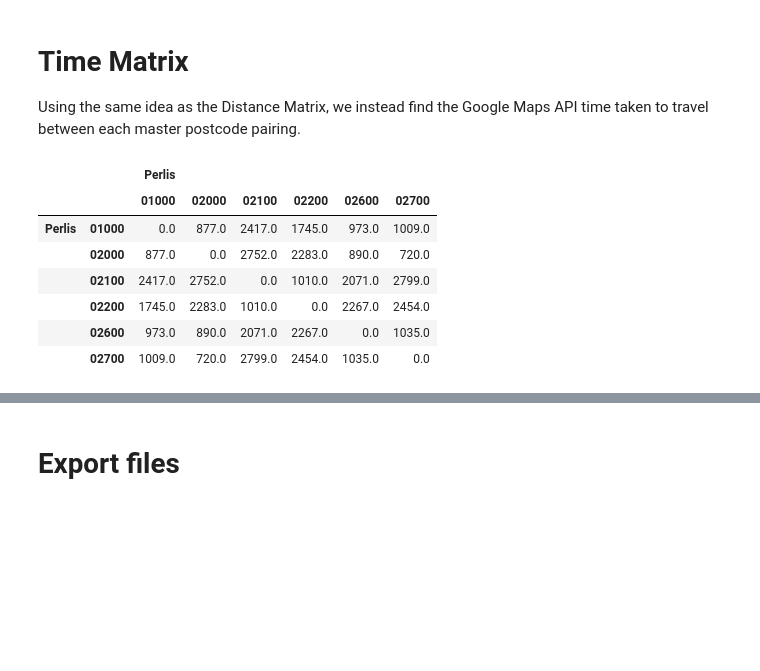
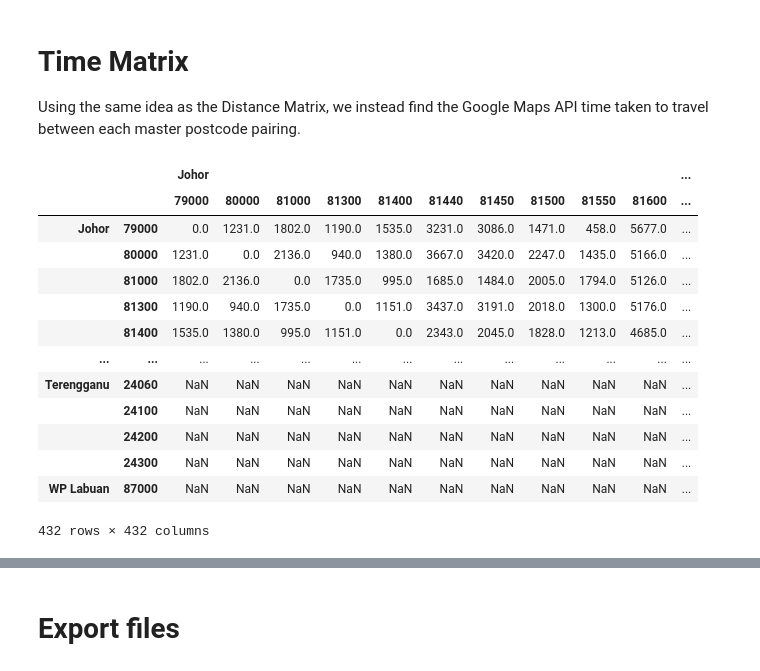
Before and after one commit to jiannmeng/mys-postcode-matrix, a Jupyter notebook: 5-time-matrix.ipynb, the cells around one changed output, grey strips where cells are left out. Drawn from its saved outputs; the diff is of its cells as text; code cells hidden in the pictures; blank space fills up the shorter version.

Commit message:
Get full time data for every master postcode from Google Maps API

```diff
--- a/5-time-matrix.ipynb
+++ b/5-time-matrix.ipynb
@@ -5,7 +6,7 @@ import numpy as np
 import pandas as pd
 # %%
 # Pick a few master-postcode-pairs (which have been augmented with time_sec in Notebook #4).
-MPC_PAIRS_FILES = ["./output/master-postcode-pairs-20210607-162126-perlis.csv"]
+MPC_PAIRS_FILES = glob("./output/gmaps/master-postcode-pairs-*.csv")
 
 mpc_pairs_all = []
 
@@ -25,31 +26,37 @@ df_mat = df_mat.applymap(lambda x: np.NaN).astype(float)  # Change all to NA
 # %%
 # Assign
 for mpc_pairs in mpc_pairs_all:
     for item in mpc_pairs:
         mpc1 = (item["ppv_region"], item["master_postcode_1"])
         mpc2 = (item["ppv_region"], item["master_postcode_2"])
         duration = int(item["time_sec"]) if item["time_sec"] != "inf" else np.inf
         df_mat.loc[mpc1, mpc2] = duration
         df_mat.loc[mpc2, mpc1] = duration # also add across the diagonal
 
 
-# Drop all rows and columns which are completely NaN
-df_mat = df_mat[df_mat>0].dropna(how="all", axis=0).dropna(how="all", axis=1)
+# # Drop all rows and columns which are completely NaN (if testing a sub-sample)
+# df_mat = df_mat[df_mat>0].dropna(how="all", axis=0).dropna(how="all", axis=1)
 
 # Set the diagonals to zero.
 for i in range(len(df_mat)):
     df_mat.iloc[i, i] = 0 # Set diagonals to zero
 
 display(df_mat)
 # %% [output]
-|  |  | Perlis |  |  |  |  |  |
-|  |  | 01000 | 02000 | 02100 | 02200 | 02600 | 02700 |
-| Perlis | 01000 | 0.0 | 877.0 | 2417.0 | 1745.0 | 973.0 | 1009.0 |
-|  | 02000 | 877.0 | 0.0 | 2752.0 | 2283.0 | 890.0 | 720.0 |
-|  | 02100 | 2417.0 | 2752.0 | 0.0 | 1010.0 | 2071.0 | 2799.0 |
-|  | 02200 | 1745.0 | 2283.0 | 1010.0 | 0.0 | 2267.0 | 2454.0 |
-|  | 02600 | 973.0 | 890.0 | 2071.0 | 2267.0 | 0.0 | 1035.0 |
-|  | 02700 | 1009.0 | 720.0 | 2799.0 | 2454.0 | 1035.0 | 0.0 |
+|  |  | Johor |  |  |  |  |  |  |  |  |  | ... |
+|  |  | 79000 | 80000 | 81000 | 81300 | 81400 | 81440 | 81450 | 81500 | 81550 | 81600 | ... |
+| Johor | 79000 | 0.0 | 1231.0 | 1802.0 | 1190.0 | 1535.0 | 3231.0 | 3086.0 | 1471.0 | 458.0 | 5677.0 | ... |
+|  | 80000 | 1231.0 | 0.0 | 2136.0 | 940.0 | 1380.0 | 3667.0 | 3420.0 | 2247.0 | 1435.0 | 5166.0 | ... |
+|  | 81000 | 1802.0 | 2136.0 | 0.0 | 1735.0 | 995.0 | 1685.0 | 1484.0 | 2005.0 | 1794.0 | 5126.0 | ... |
+|  | 81300 | 1190.0 | 940.0 | 1735.0 | 0.0 | 1151.0 | 3437.0 | 3191.0 | 2018.0 | 1300.0 | 5176.0 | ... |
+|  | 81400 | 1535.0 | 1380.0 | 995.0 | 1151.0 | 0.0 | 2343.0 | 2045.0 | 1828.0 | 1213.0 | 4685.0 | ... |
+| ... | ... | ... | ... | ... | ... | ... | ... | ... | ... | ... | ... | ... |
+| Terengganu | 24060 | NaN | NaN | NaN | NaN | NaN | NaN | NaN | NaN | NaN | NaN | ... |
+|  | 24100 | NaN | NaN | NaN | NaN | NaN | NaN | NaN | NaN | NaN | NaN | ... |
+|  | 24200 | NaN | NaN | NaN | NaN | NaN | NaN | NaN | NaN | NaN | NaN | ... |
+|  | 24300 | NaN | NaN | NaN | NaN | NaN | NaN | NaN | NaN | NaN | NaN | ... |
+| WP Labuan | 87000 | NaN | NaN | NaN | NaN | NaN | NaN | NaN | NaN | NaN | NaN | ... |
+432 rows × 432 columns
 # %%
 # Also, generate the matrix in minutes (instead of seconds), for easy viewing.
 df_mat_minfloored = df_mat // 60
```
Also changed, not shown: parts of 3 cells of this notebook, 51 other files.
